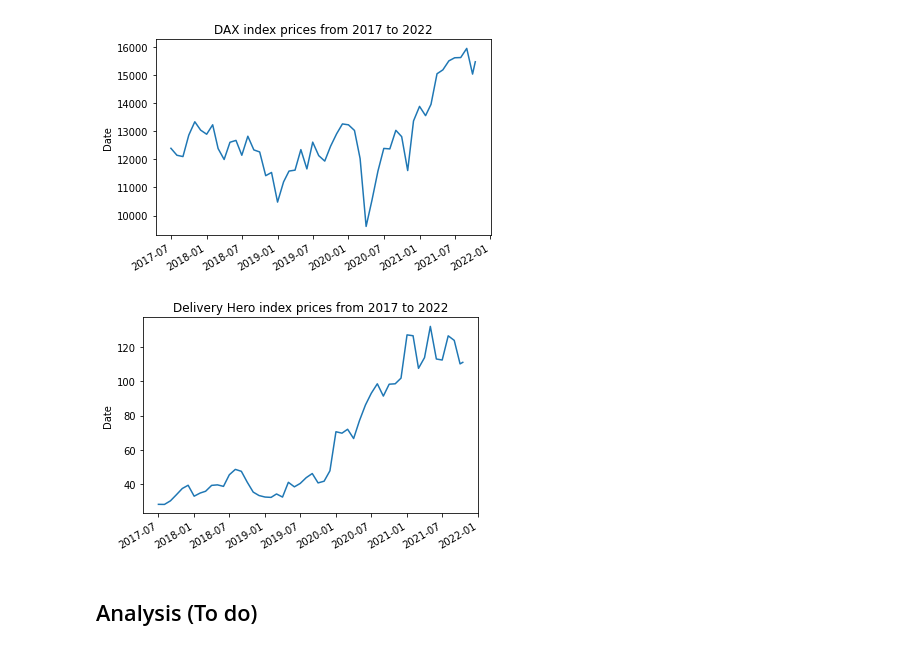
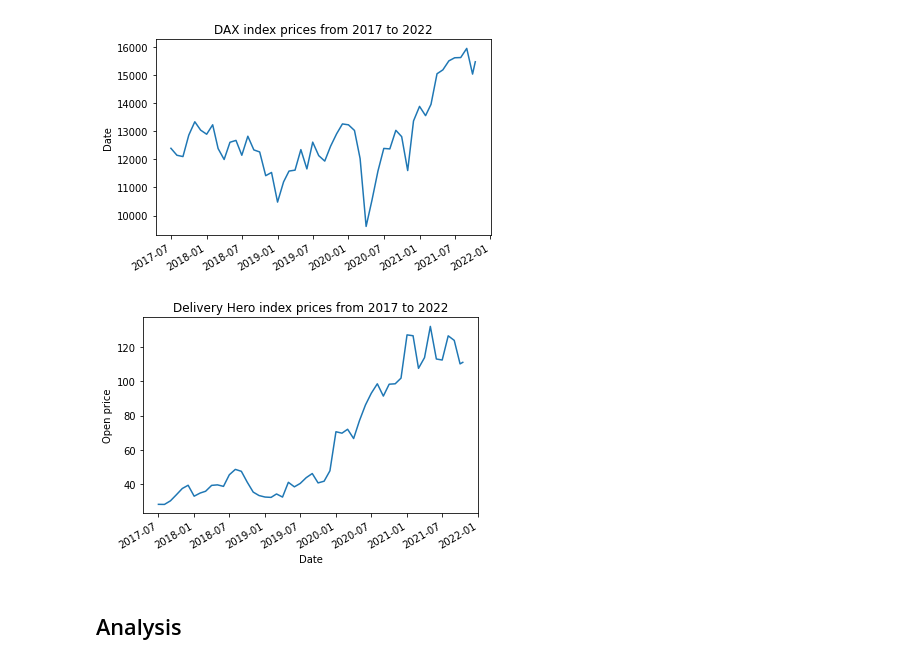
Before and after one commit to nispero22/stock-analysis, a Jupyter notebook: Delivery Hero analysis.ipynb, the cells around one changed output. Drawn from its saved outputs; the diff is of its cells as text; code cells hidden in the pictures.

```diff
--- a/Delivery Hero analysis.ipynb
+++ b/Delivery Hero analysis.ipynb
@@ -52,10 +52,10 @@ plt.gcf().autofmt_xdate()
 # %%
 plt.title("Delivery Hero index prices from 2017 to 2022")
 plt.ylabel("Open price")
-plt.ylabel("Date")
+plt.xlabel("Date")
 plt.plot(delivery_hero_stock["Date"],delivery_hero_stock["Open"])
 plt.gcf().autofmt_xdate()
 # %% [output]
-[figure, old version]
+[figure, new version]
 # %% [markdown]
-## Analysis (To do)
+## Analysis
```
Also changed, not shown: parts of 1 cell of this notebook.
